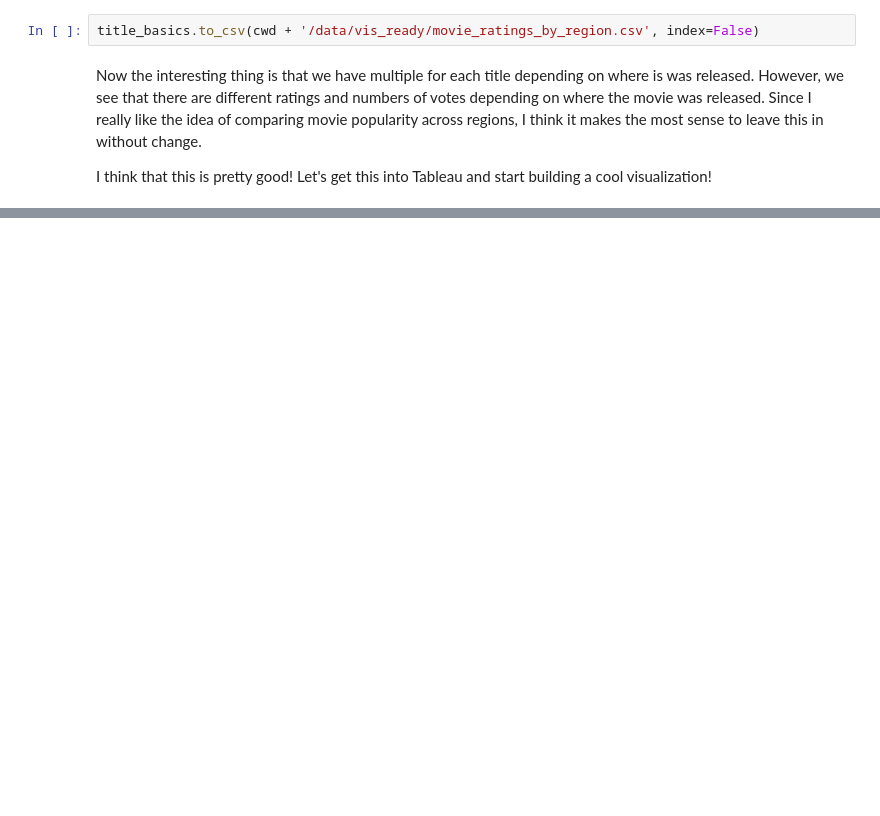
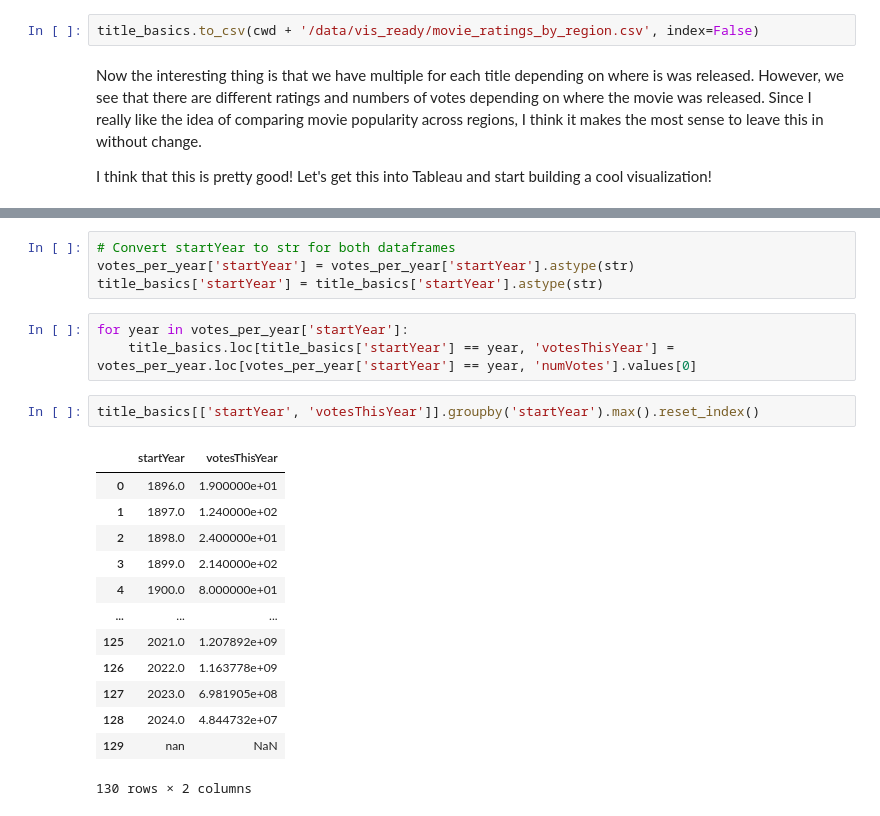
Before and after one commit to Jkrol6675/IMDbExploratoryAnalysis-Movies, a Jupyter notebook: workbook.ipynb, the cells around one changed output, grey strips where cells are left out. Cells and saved outputs as stored; diff of their text form; blank space fills up the shorter version.

```diff
--- a/workbook.ipynb
+++ b/workbook.ipynb
@@ -345,0 +431,23 @@ I think that this is pretty good! Let's get this into Tableau and start building
+# %%
+# Convert startYear to str for both dataframes
+votes_per_year['startYear'] = votes_per_year['startYear'].astype(str)
+title_basics['startYear'] = title_basics['startYear'].astype(str)
+# %%
+for year in votes_per_year['startYear']:
+    title_basics.loc[title_basics['startYear'] == year, 'votesThisYear'] = votes_per_year.loc[votes_per_year['startYear'] == year, 'numVotes'].values[0]
+# %%
+title_basics[['startYear', 'votesThisYear']].groupby('startYear').max().reset_index()
+# %% [output]
+|  | startYear | votesThisYear |
+| 0 | 1896.0 | 1.900000e+01 |
+| 1 | 1897.0 | 1.240000e+02 |
+| 2 | 1898.0 | 2.400000e+01 |
+| 3 | 1899.0 | 2.140000e+02 |
+| 4 | 1900.0 | 8.000000e+01 |
+| ... | ... | ... |
+| 125 | 2021.0 | 1.207892e+09 |
+| 126 | 2022.0 | 1.163778e+09 |
+| 127 | 2023.0 | 6.981905e+08 |
+| 128 | 2024.0 | 4.844732e+07 |
+| 129 | nan | NaN |
+130 rows × 2 columns
```
Also changed, not shown: parts of 13 cells of this notebook.
